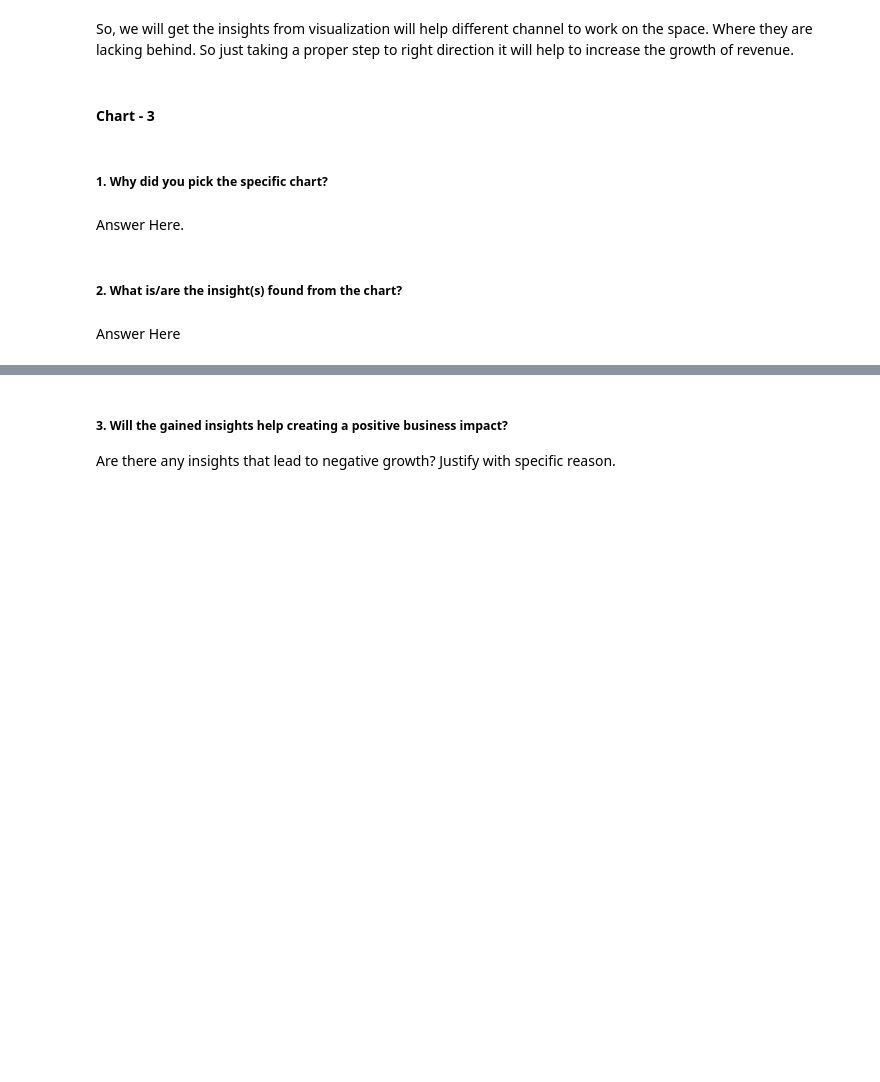
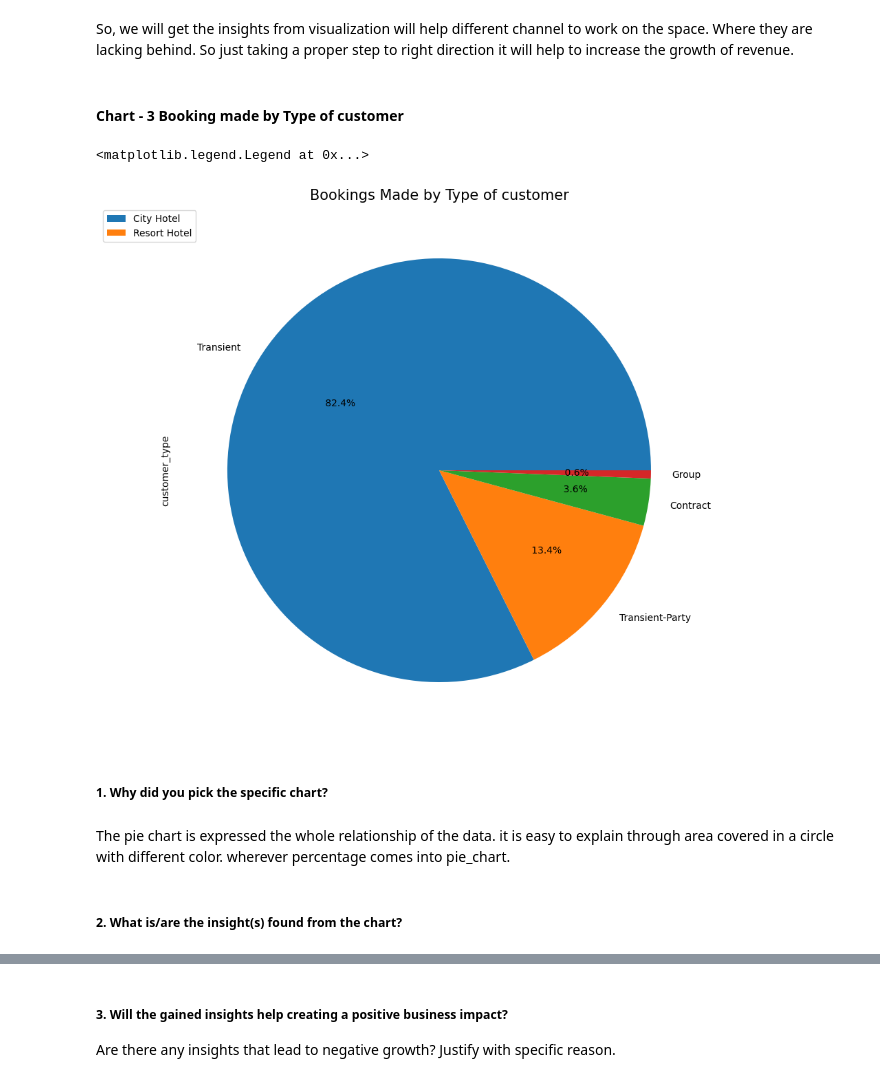
Before and after one commit to Bharatgaur/Almabetter_Projects, a Jupyter notebook: EDA_Project_on_Hotel_Booking_Analysis_.ipynb, the cells around one changed output, grey strips where cells are left out. Drawn from its saved outputs; the diff is of its cells as text; code cells hidden in the pictures; blank space fills up the shorter version.

```diff
--- a/EDA_Project_on_Hotel_Booking_Analysis_.ipynb
+++ b/EDA_Project_on_Hotel_Booking_Analysis_.ipynb
@@ -408,4 +618,4 @@ Are there any insights that lead to negative growth? Justify with specific reaso
 # %% [markdown]
 So, we will get the insights from visualization will help different channel to work on the space. Where they are lacking behind. So just taking a proper step to right direction it will help to increase the growth of revenue.
 # %% [markdown]
-#### Chart - 3
+#### Chart - 3 Booking made by Type of customer
@@ -414,8 +622,21 @@ So, we will get the insights from visualization will help different channel to w
+# %%
+# Chart - 3 visualization code
+# creating label
+customers= Hotel_Booking_df["customer_type"].value_counts()
+
+# creating new df
+customer_type_df = Hotel_Booking_df['customer_type'].value_counts().index
+
+#plotting the pie chart
+Hotel_Booking_df['customer_type'].value_counts().plot.pie( x=[0.5]*5,autopct ='%10.1f%%',shadow=False, figsize=(10,10),fontsize=10)
+plt.title('Bookings Made by Type of customer', fontsize = 15)
+plt.legend(bbox_to_anchor=(0.05,1), loc='upper right', labels = labels )
+# %% [output]
+<matplotlib.legend.Legend at 0x...>
+[figure, added]
 # %% [markdown]
 ##### 1. Why did you pick the specific chart?
-# %% [markdown]
-Answer Here.
+# %% [markdown]
+The pie chart is expressed the whole relationship of the data. it is easy to explain through area covered in a circle with different color. wherever percentage comes into pie_chart.
 # %% [markdown]
 ##### 2. What is/are the insight(s) found from the chart?
-# %% [markdown]
-Answer Here
```
Also changed, not shown: parts of 51 cells of this notebook.
